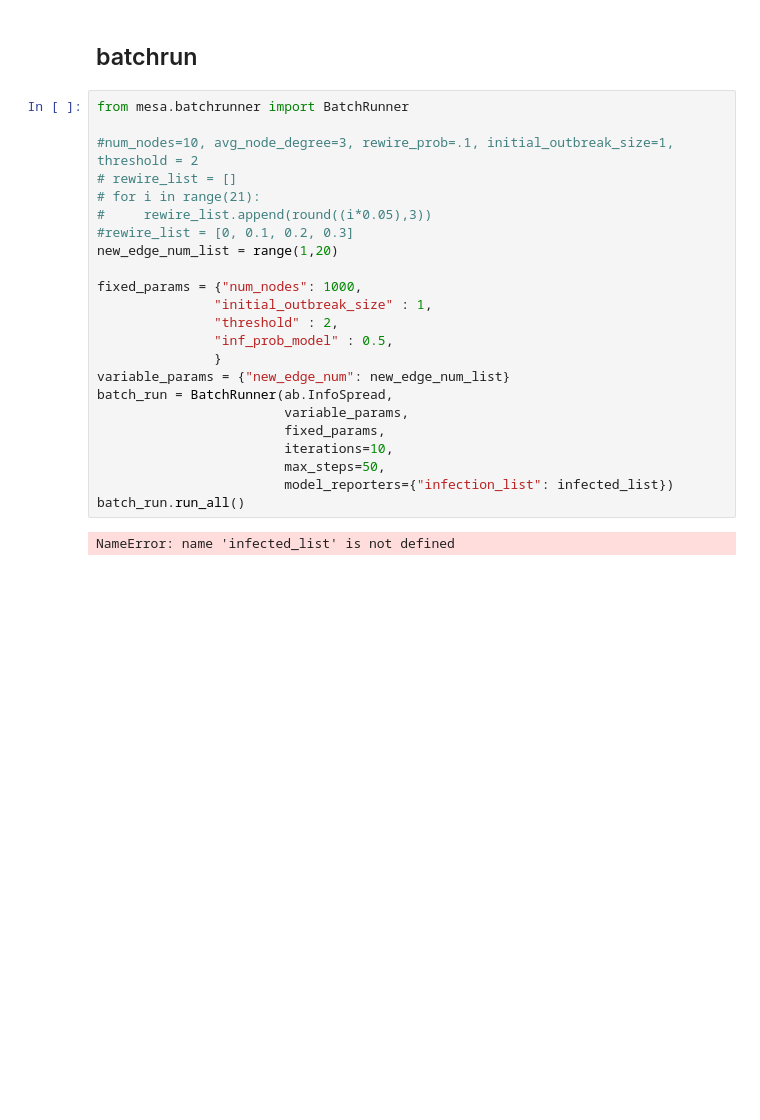
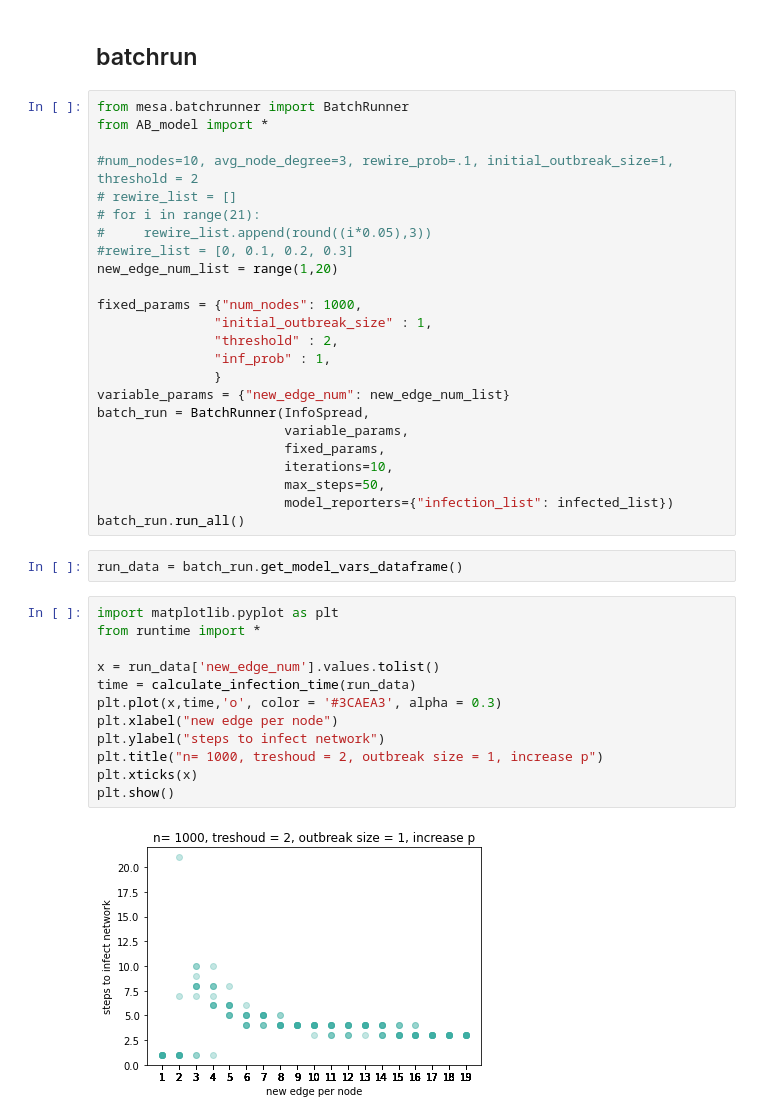
Before and after one commit to jiajia20/mesa-vis, a Jupyter notebook: CC_with_alternative/AB_test.ipynb, the cells around one changed output. Drawn from its saved outputs; the diff is of its cells as text; blank space fills up the shorter version.

Commit message:
update fb model

```diff
--- a/CC_with_alternative/AB_test.ipynb
+++ b/CC_with_alternative/AB_test.ipynb
@@ -49,6 +49,7 @@ model.G.degree())
 ## batchrun
 # %%
 from mesa.batchrunner import BatchRunner
+from AB_model import *
 
 #num_nodes=10, avg_node_degree=3, rewire_prob=.1, initial_outbreak_size=1, threshold = 2
 # rewire_list = []
@@ -60,15 +61,29 @@ new_edge_num_list = range(1,20)
 fixed_params = {"num_nodes": 1000,
                "initial_outbreak_size" : 1,
                "threshold" : 2,
-               "inf_prob_model" : 0.5,
+               "inf_prob" : 1,
                }
 variable_params = {"new_edge_num": new_edge_num_list}
-batch_run = BatchRunner(ab.InfoSpread,
+batch_run = BatchRunner(InfoSpread,
                         variable_params,
                         fixed_params,
                         iterations=10,
                         max_steps=50,
                         model_reporters={"infection_list": infected_list})
 batch_run.run_all()
-# %% [output]
-NameError: name 'infected_list' is not defined
+# %%
+run_data = batch_run.get_model_vars_dataframe()
+# %%
+import matplotlib.pyplot as plt
+from runtime import *
+
+x = run_data['new_edge_num'].values.tolist()
+time = calculate_infection_time(run_data)
+plt.plot(x,time,'o', color = '#3CAEA3', alpha = 0.3)
+plt.xlabel("new edge per node")
+plt.ylabel("steps to infect network")
+plt.title("n= 1000, treshoud = 2, outbreak size = 1, increase p")
+plt.xticks(x)
+plt.show()
+# %% [output]
+[figure, added]
```
Also changed, not shown: parts of 3 cells of this notebook, 5 other files.
